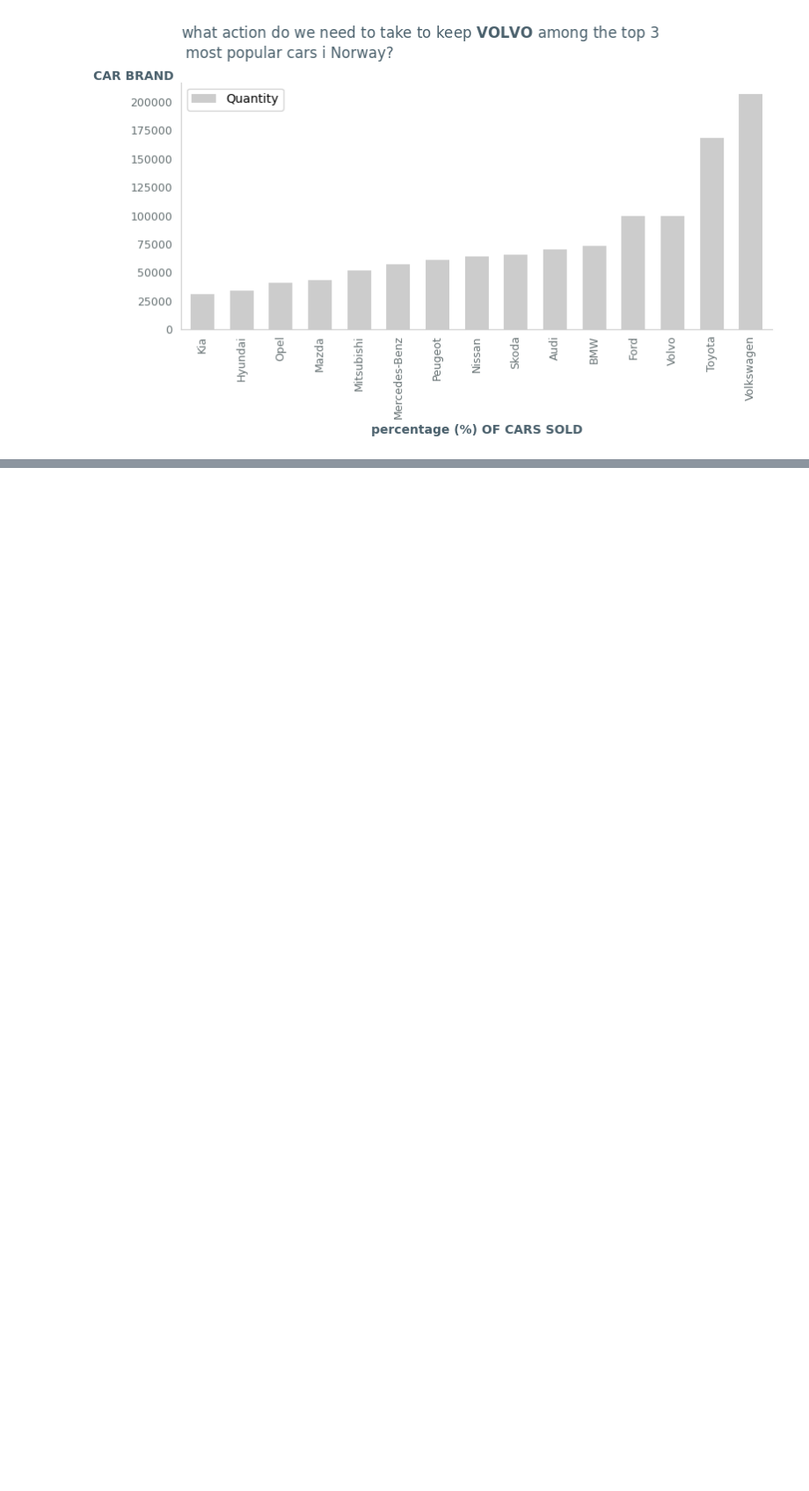
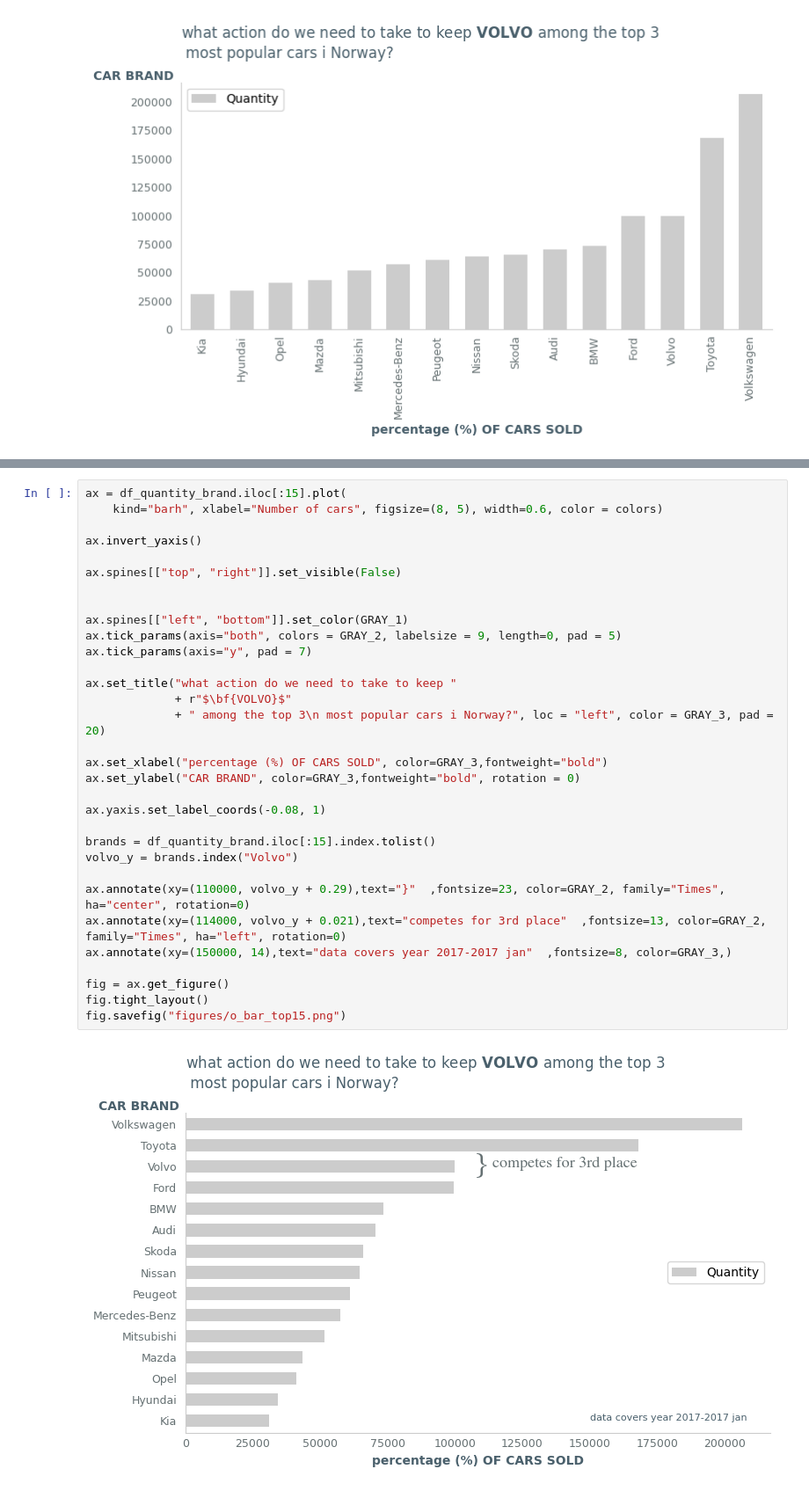
Before and after one commit to Abdulrahmanfahmi/Data_visualization_Abdulrahman_Fahmi_DE24, a Jupyter notebook: code_along/04_storytelling/matplotlib_bar_storytelling.ipynb, the cells around one changed output, grey strips where cells are left out. Shown at 88% size. Drawn from its saved outputs; the diff is of its cells as text; blank space fills up the shorter version.

```diff
--- a/code_along/04_storytelling/matplotlib_bar_storytelling.ipynb
+++ b/code_along/04_storytelling/matplotlib_bar_storytelling.ipynb
@@ -570,0 +621,34 @@ fig.savefig("figures/o_bar_top15.png")
+# %%
+ax = df_quantity_brand.iloc[:15].plot(
+    kind="barh", xlabel="Number of cars", figsize=(8, 5), width=0.6, color = colors)
+
+ax.invert_yaxis()
+
+ax.spines[["top", "right"]].set_visible(False)
+
+
+ax.spines[["left", "bottom"]].set_color(GRAY_1)
+ax.tick_params(axis="both", colors = GRAY_2, labelsize = 9, length=0, pad = 5)
+ax.tick_params(axis="y", pad = 7)
+
+ax.set_title("what action do we need to take to keep "
+             + r"$\bf{VOLVO}$"
+             + " among the top 3\n most popular cars i Norway?", loc = "left", color = GRAY_3, pad = 20)
+
+ax.set_xlabel("percentage (%) OF CARS SOLD", color=GRAY_3,fontweight="bold")
+ax.set_ylabel("CAR BRAND", color=GRAY_3,fontweight="bold", rotation = 0)
+
+ax.yaxis.set_label_coords(-0.08, 1)
+
+brands = df_quantity_brand.iloc[:15].index.tolist()
+volvo_y = brands.index("Volvo")
+
+ax.annotate(xy=(110000, volvo_y + 0.29),text="}"  ,fontsize=23, color=GRAY_2, family="Times", ha="center", rotation=0)
+ax.annotate(xy=(114000, volvo_y + 0.021),text="competes for 3rd place"  ,fontsize=13, color=GRAY_2, family="Times", ha="left", rotation=0)
+ax.annotate(xy=(150000, 14),text="data covers year 2017-2017 jan"  ,fontsize=8, color=GRAY_3,)
+
+fig = ax.get_figure()
+fig.tight_layout()
+fig.savefig("figures/o_bar_top15.png")
+# %% [output]
+[figure, added]
```
Also changed, not shown: parts of 4 cells of this notebook, 3 other files.
